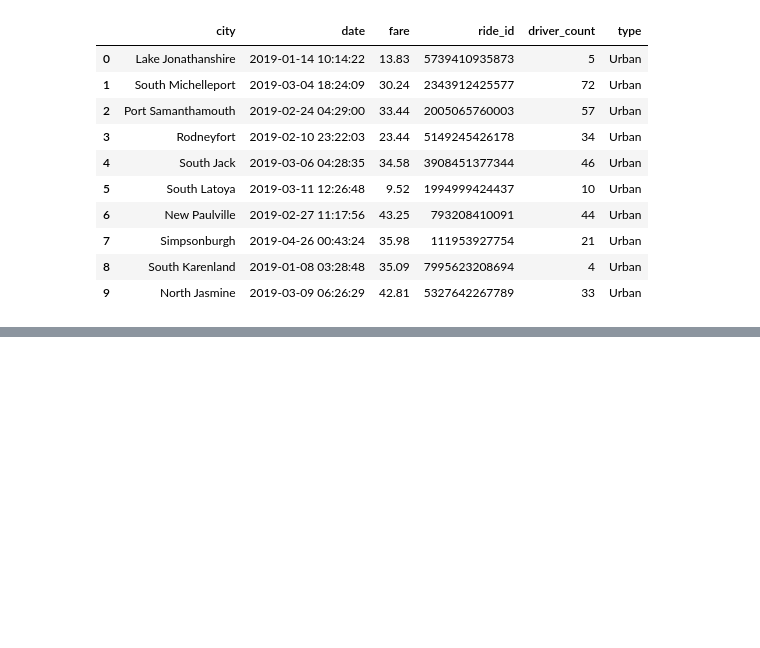
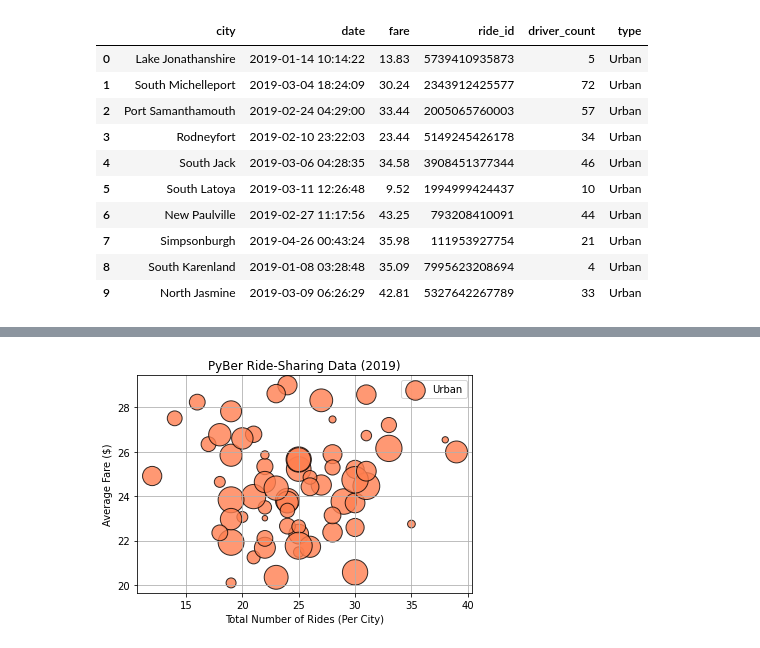
Before and after one commit to Sho24/PyBer_Analysis, a Jupyter notebook: PyBer.ipynb, the cells around one changed output, grey strips where cells are left out. Drawn from its saved outputs; the diff is of its cells as text; code cells hidden in the pictures; blank space fills up the shorter version.

Commit message:
Add city types scatter chart

```diff
--- a/PyBer.ipynb
+++ b/PyBer.ipynb
@@ -98,3 +98,7 @@ pyber_data_df.head(10)
 | 7 | Simpsonburgh | 2019-04-26 00:43:24 | 35.98 | 111953927754 | 21 | Urban |
 | 8 | South Karenland | 2019-01-08 03:28:48 | 35.09 | 7995623208694 | 4 | Urban |
 | 9 | North Jasmine | 2019-03-09 06:26:29 | 42.81 | 5327642267789 | 33 | Urban |
+# %%
+# Create the Urban city DataFrame.
+urban_cities_df = pyber_data_df[pyber_data_df["type"] == "Urban"]
+urban_cities_df.head()
@@ -100,0 +124,4 @@ pyber_data_df.head(10)
+# %%
+# Get the number of rides for urban cities.
+urban_ride_count = urban_cities_df.groupby(["city"]).count()["ride_id"]
+urban_ride_count.head()
@@ -100,0 +142,4 @@ pyber_data_df.head(10)
+# %%
+# Get average fare for each city in the urban cities.
+urban_avg_fare = urban_cities_df.groupby(["city"]).mean()["fare"]
+urban_avg_fare.head()
@@ -100,0 +161,4 @@ pyber_data_df.head(10)
+# %%
+# Get the average number of drivers for each urban city.
+urban_driver_count  = urban_cities_df.groupby(["city"]).mean()["driver_count"]
+urban_driver_count.head()
@@ -100,0 +178,17 @@ pyber_data_df.head(10)
+# %%
+# Build the scatter plots for urban cities.
+plt.scatter(urban_ride_count,
+            urban_avg_fare,
+            s=10*urban_driver_count,
+            color="coral",
+            edgecolor="black",linewidth=1,
+            alpha=0.8, label="Urban"
+           )
+plt.title("PyBer Ride-Sharing Data (2019)")
+plt.ylabel("Average Fare ($)")
+plt.xlabel("Total Number of Rides (Per City)")
+plt.grid(True)
+plt.legend()
+plt.show()
+# %% [output]
+[figure, added]
```
Also changed, not shown: parts of 12 cells of this notebook, 1 other file.
